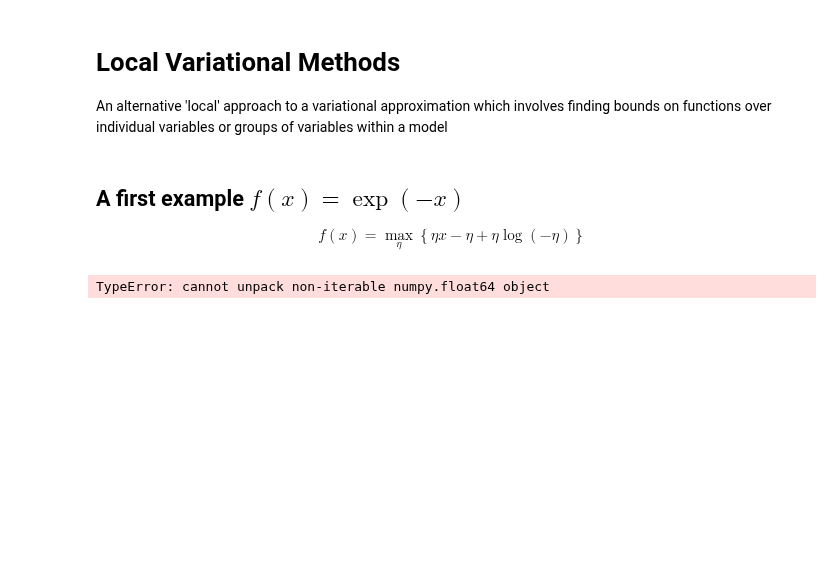
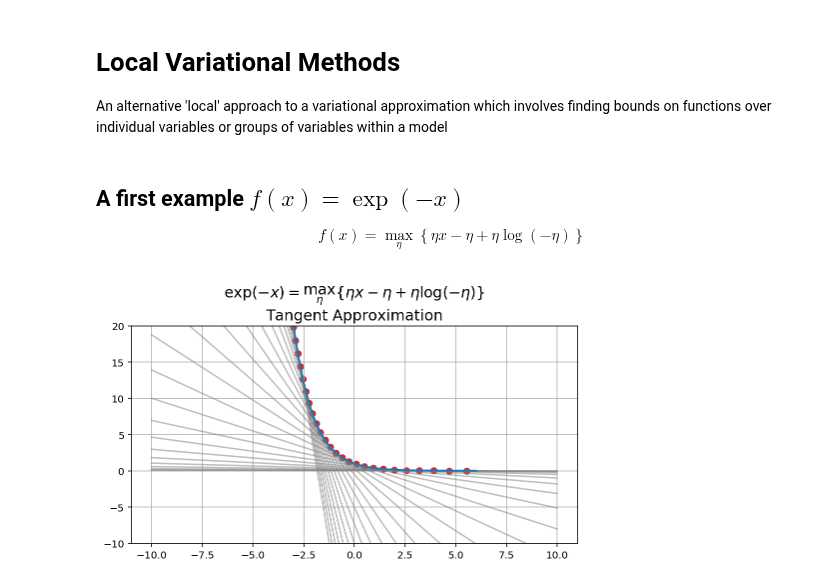
Before and after one commit to gerdm/prml, a Jupyter notebook: chapter10/local-variational-methods.ipynb, the cells around one changed output. Drawn from its saved outputs; the diff is of its cells as text; code cells hidden in the pictures; blank space fills up the shorter version.

Commit message:
mod ch10: local-variational-method, fix errors

```diff
--- a/chapter10/local-variational-methods.ipynb
+++ b/chapter10/local-variational-methods.ipynb
@@ -50,24 +50,24 @@ def gradient_descent(f, xinit, eps=1e-5, alpha=0.01):
 # %%
 xlower = np.linspace(-10, 10)
 etas = np.arange(-0.1, -10, -0.2)
 xrange = -4 + 10 ** np.linspace(0, 1)
 
 eta_init, alpha = -0.1, 1e-3
 eta_collection = []
 for x in xrange[::2]:
-    eta_hat, _ = gradient_descent(lambda eta: -f_linear(x, eta), eta_init, alpha=alpha)
+    eta_hat = gradient_descent(lambda eta: -f_linear(x, eta), eta_init, alpha=alpha)
     plt.scatter(x, f_linear(x, eta_hat), c="tab:red")
     eta_collection.append(eta_hat)
 
 for eta in eta_collection:
     plt.plot(xlower, f_linear(xlower, eta), alpha=0.5, c="tab:gray")
 
 
 plt.plot(xrange, f(xrange), linewidth=2)
 
 plt.ylim(-10, 20)
 eq = r"$\exp(-x) = \max_{\eta}\left\{\eta x - \eta + \eta\log(-\eta)\right\}$"
 plt.title(eq + "\nTangent Approximation", fontsize=15)
 plt.grid()
 # %% [output]
-TypeError: cannot unpack non-iterable numpy.float64 object
+[figure, added]
```
